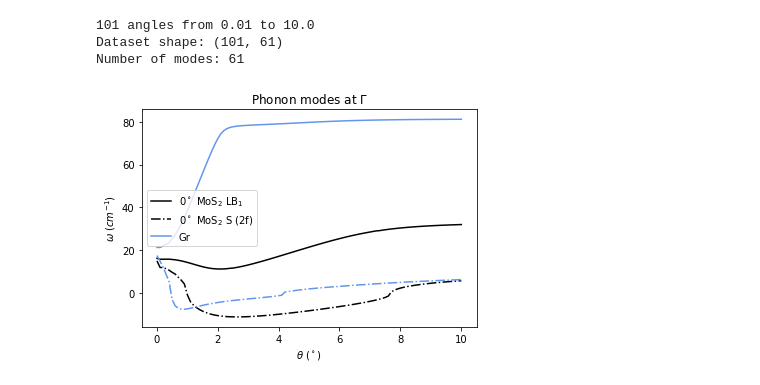
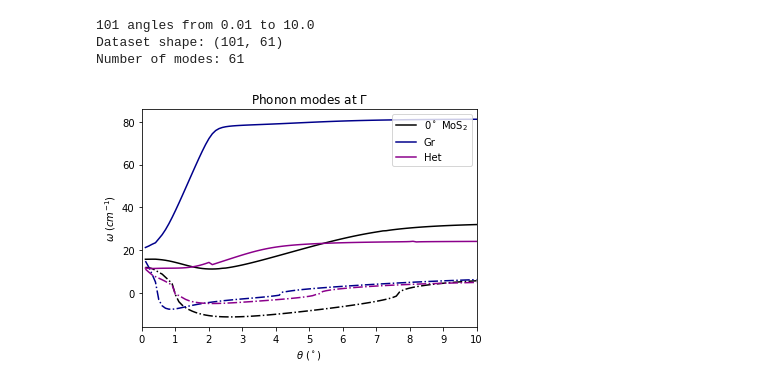
Before and after one commit to jz-lu/ml-ph, a Jupyter notebook: ALLEGRO_ANALYZER/thspc_modes.ipynb, the cells around one changed output. Cells and saved outputs as stored; diff of their text form; code cells hidden in the pictures.

```diff
--- a/ALLEGRO_ANALYZER/thspc_modes.ipynb
+++ b/ALLEGRO_ANALYZER/thspc_modes.ipynb
@@ -148,8 +148,8 @@ Number of modes: 61
 # %%
 # Find indices of key modes, manually
 M3_LB1_idxs = np.zeros(M3_ntheta).astype(int)
-M3_LB1_idxs[83:] = 5
-M3_LB1_idxs[21:83] = 11
+M3_LB1_idxs[82:] = 5
+M3_LB1_idxs[21:82] = 11
 M3_LB1_idxs[14:21] = 17
 M3_LB1_idxs[1:14] = 23
 M3_LB1_idxs[0:1] = 25
@@ -159,10 +159,11 @@ M3_LB2_idxs[73:] = 23
 M3_LB2_idxs[25:73] = 29
 
 M3_S_idxs = np.zeros(M3_ntheta).astype(int)
-M3_S_idxs[42:] = 4
-M3_S_idxs[5:42] = 1
-M3_S_idxs[3:5] = 10
-M3_S_idxs[:3] = 22
+M3_S_idxs[54:] = 4
+M3_S_idxs[10:54] = 1
+M3_S_idxs[8:10] = 10
+M3_S_idxs[7:8] = 16
+M3_S_idxs[:7] = 22
 np.save(f'{ROOT}/{DIRNAME}/{THSPC_DIR}/data/Het_LB1_idxs.npy', M3_LB1_idxs)
 np.save(f'{ROOT}/{DIRNAME}/{THSPC_DIR}/data/Het_S_idxs.npy', M3_S_idxs)
 
@@ -177,24 +178,28 @@ for i in range(M3_ntheta):
 np.save(f'{ROOT}/{DIRNAME}/{THSPC_DIR}/data/Het_LB1_modes.npy', M3_LB1_modes)
 np.save(f'{ROOT}/{DIRNAME}/{THSPC_DIR}/data/Het_S_modes.npy', M3_S_modes)
 # %%
-# MoS2-0
-plt.plot(M1_thetas[0:], M1_LB1_modes[0:], c='k', label=r'$0^\circ$ MoS$_2$ LB$_1$')
-plt.plot(M1_thetas[0:], M1_S_modes[0:], c='k', label=r'$0^\circ$ MoS$_2$ S (2f)', linestyle='dashdot')
+# # MoS2-0
+plt.plot(M1_thetas[1:], M1_LB1_modes[1:], c='k', label=r'$0^\circ$ MoS$_2$')
+plt.plot(M1_thetas[1:], M1_S_modes[1:], c='k', linestyle='dashdot')
 
-# Gr
-plt.plot(M2_thetas[0:], M2_LB1_modes[0:], c='cornflowerblue', label=r'Gr')
-plt.plot(M2_thetas[0:], M2_S_modes[0:], c='cornflowerblue', linestyle='dashdot')
+# # Gr
+plt.plot(M2_thetas[1:], M2_LB1_modes[1:], c='cornflowerblue', label='Gr')
+plt.plot(M2_thetas[1:], M2_S_modes[1:], c='cornflowerblue', linestyle='dashdot')
 
 # MoSe2-WSe2
+plt.plot(M3_thetas[1:], M3_LB1_modes[1:], c='darkmagenta', label='Het')
+plt.plot(M3_thetas[1:], M3_S_modes[1:], c='darkmagenta', linestyle='dashdot')
 
 # MoS2-180
 
 # Cosmetics
 plt.title(f"Phonon modes at " + log_name)
 plt.xlabel(r'$\theta$ ($^\circ$)')
+plt.xticks(np.arange(10+1))
+plt.xlim(left=0, right=M1_th_max)
 plt.ylabel(r'$\omega$ $(cm^{-1})$')
-plt.legend()
+plt.legend(loc='upper right')
 plt.savefig("/Users/jonathanlu/Documents/data_mlph/modes/modes.pdf")
 plt.show()
 # %% [output]
-[figure, old version]
+[figure, new version]
```
Also changed, not shown: 3 other files.
